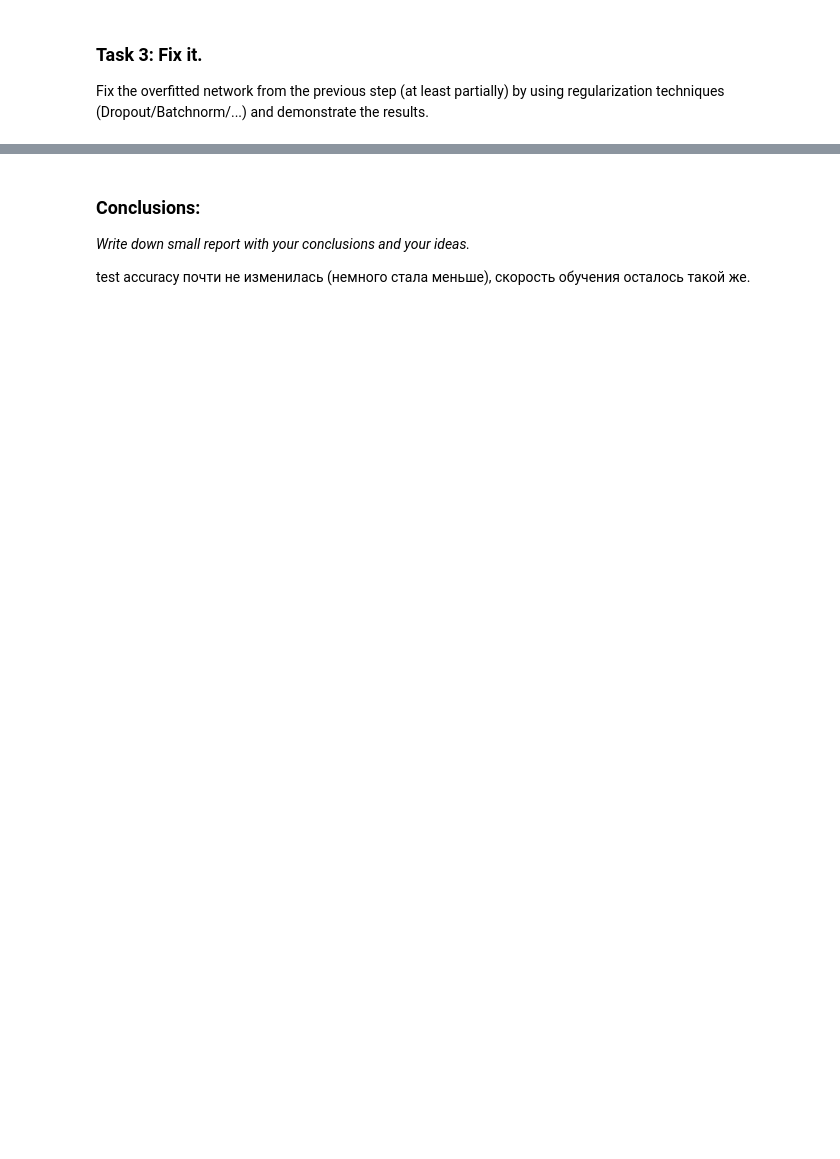
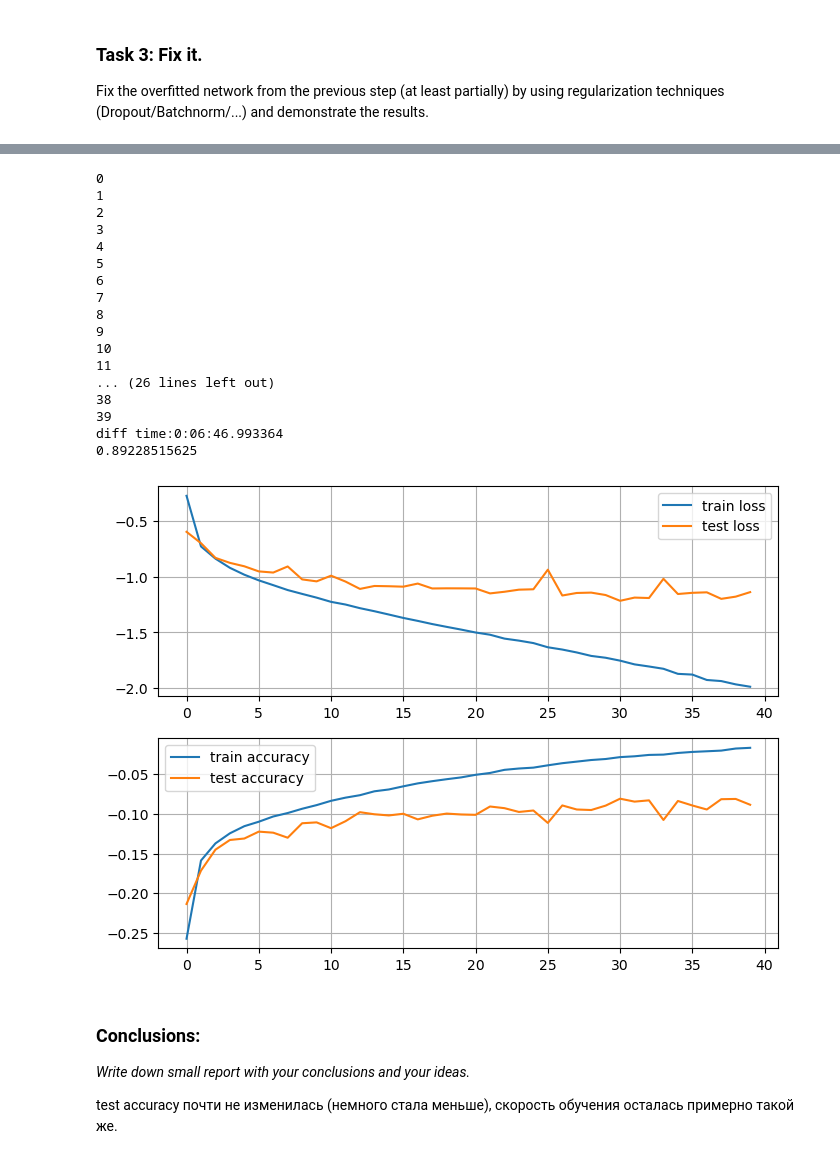
Before and after one commit to SouljaBoy-tell-em/ML, a Jupyter notebook: my/labs/lab03/lab03_part1_overfitting.ipynb, the cells around one changed output, grey strips where cells are left out. Cells and saved outputs as stored; diff of their text form; code cells hidden in the pictures; blank space fills up the shorter version.

```diff
--- a/my/labs/lab03/lab03_part1_overfitting.ipynb
+++ b/my/labs/lab03/lab03_part1_overfitting.ipynb
@@ -245,15 +349,31 @@ torchsummary.summary(FixedNeuralNetwork().to(device), (28 * 28,))
 # %%
 model = OverfittingNeuralNetwork().to(device)
 opt = torch.optim.SGD(model.parameters(), lr = 0.05)
 loss_func = nn.NLLLoss()
 
 # Your experiments, come here
-start = datetime.datetime.now()
 train(train_loader, test_loader, model, opt, loss_func, epochs = 40)
-finish = datetime.datetime.now()
-print(f'diff time:{str(finish - start)}')
+# %% [output]
+0
+1
+2
+3
+4
+5
+6
+7
+8
+9
+10
+11
+... (26 lines left out)
+38
+39
+diff time:0:06:46.993364
+0.89228515625
+[figure, added]
 # %% [markdown]
 ### Conclusions:
 _Write down small report with your conclusions and your ideas._
 
-test accuracy почти не изменилась (немного стала меньше), скорость обучения осталось такой же.
+test accuracy почти не изменилась (немного стала меньше), скорость обучения осталась примерно такой же.
```
Also changed, not shown: parts of 10 cells of this notebook.
